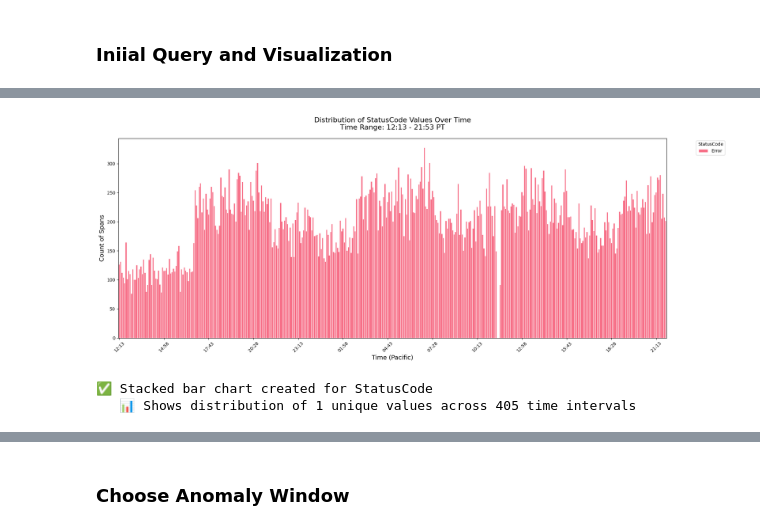
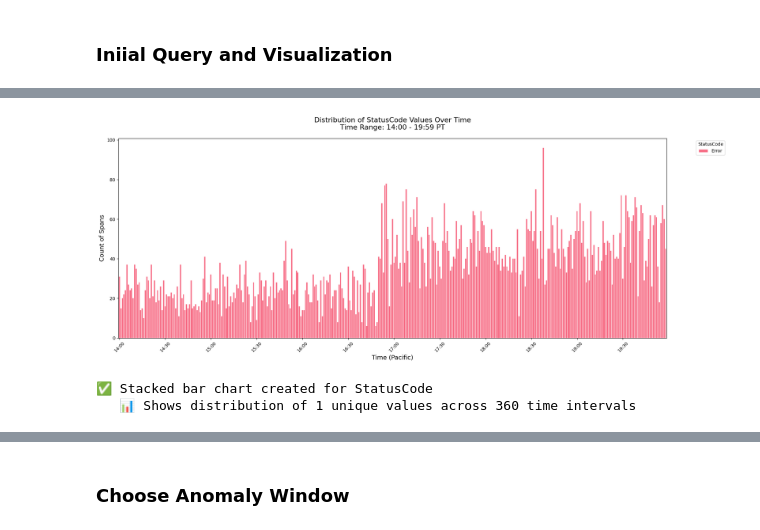
Before and after one commit to microsoft/Docker-Provider, a Jupyter notebook: traces/trace_duration_heatmap_analysis.ipynb, the cells around one changed output, grey strips where cells are left out. Drawn from its saved outputs; the diff is of its cells as text; code cells hidden in the pictures.

```diff
--- a/traces/trace_duration_heatmap_analysis.ipynb
+++ b/traces/trace_duration_heatmap_analysis.ipynb
@@ -1361,8 +1387,19 @@ projection_columns=['TimeGenerated', 'DurationMs', 'ServiceName', 'Name', 'Attri
 max_total_rows=None  # NO LIMIT - get ALL data!
 
 # Calculate time range
-end_time = datetime.now(timezone.utc) - timedelta(hours=end_ago_hours)
-start_time = datetime.now(timezone.utc) - timedelta(hours=start_ago_hours)
+# end_time = datetime.now(timezone.utc) - timedelta(hours=end_ago_hours)
+# start_time = datetime.now(timezone.utc) - timedelta(hours=start_ago_hours)
+
+# Set specific Pacific time range: 09/15 20:30 to 09/16 06:30 Pacific
+pacific_start = pacific_tz.localize(datetime(2025, 9, 15, 14, 0, 0))
+pacific_end = pacific_tz.localize(datetime(2025, 9, 15, 20, 00, 0))
+
+# Convert to UTC for the query
+start_time = pacific_start.astimezone(timezone.utc)
+end_time = pacific_end.astimezone(timezone.utc)
+
+print(f"   🌊 Pacific time range: {pacific_start.strftime('%Y-%m-%d %H:%M:%S %Z')} to {pacific_end.strftime('%Y-%m-%d %H:%M:%S %Z')}")
+print(f"   🌍 UTC time range: {start_time.strftime('%Y-%m-%d %H:%M:%S %Z')} to {end_time.strftime('%Y-%m-%d %H:%M:%S %Z')}")
 
 print(f"   🕒 Querying from {start_time.strftime('%Y-%m-%d %H:%M:%S')} to {end_time.strftime('%Y-%m-%d %H:%M:%S')}")
 
@@ -1395,6 +1432,6 @@ else:
-[figure, old version]
+[figure, new version]
 ✅ Stacked bar chart created for StatusCode
-   📊 Shows distribution of 1 unique values across 405 time intervals
+   📊 Shows distribution of 1 unique values across 360 time intervals
 # %%
 df = parse_attributes_to_columns(df).copy()
 # %% [output]
```
Also changed, not shown: parts of 20 cells of this notebook.
